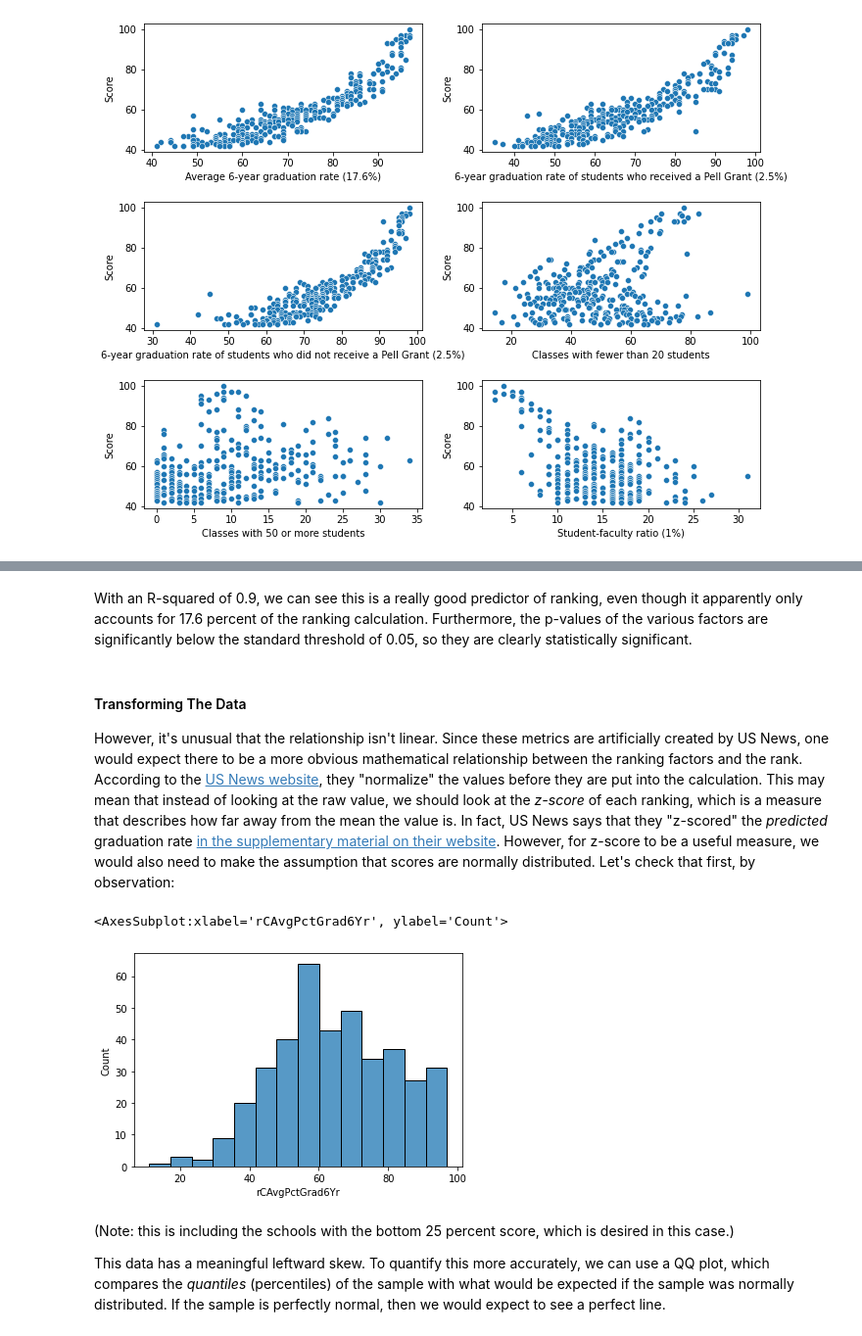
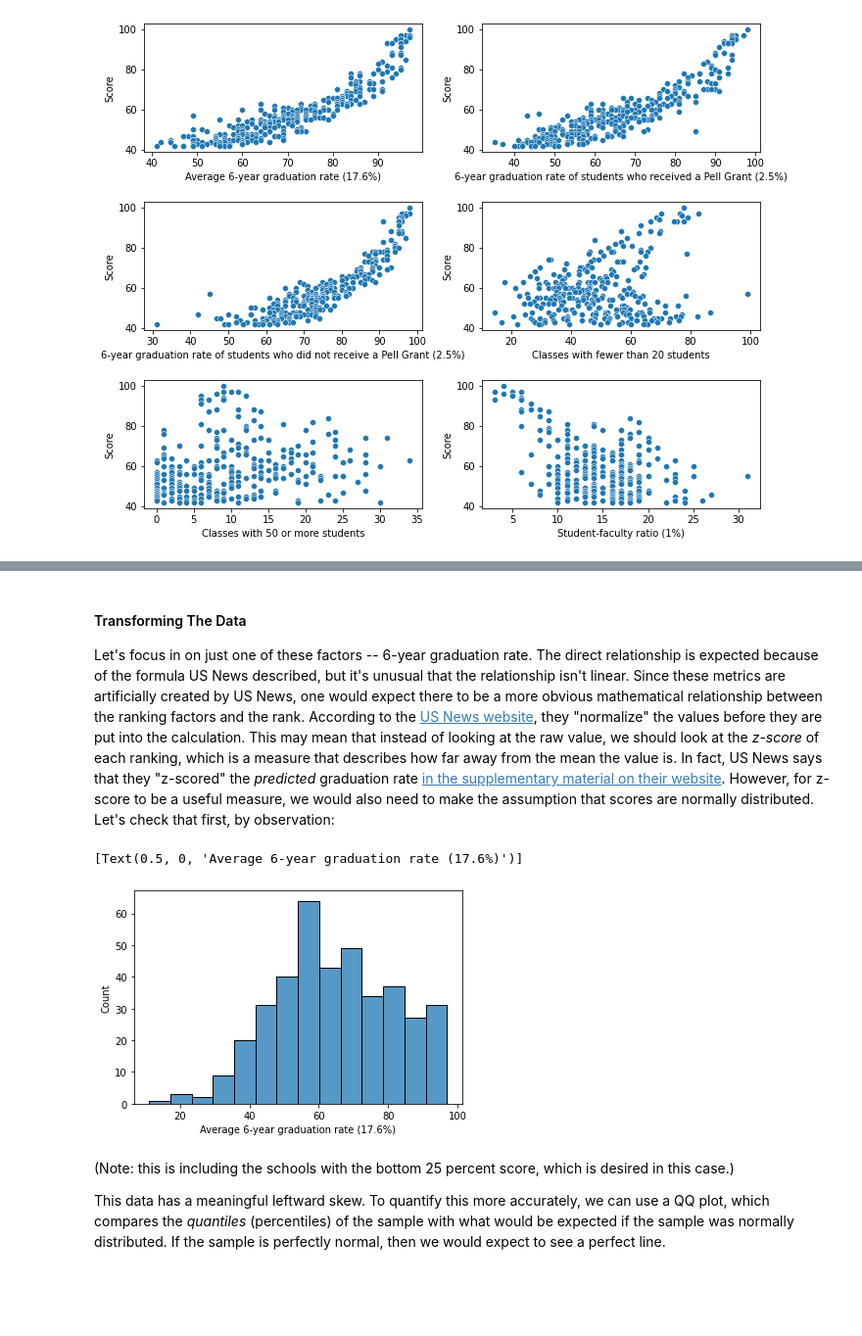
Before and after one commit to Aurathic/USNews-Colleges-Web-Scraper, a Jupyter notebook: python_web_scraper/web_scraping_2.ipynb, the cells around one changed output, grey strips where cells are left out. Shown at 98% size. Saved outputs shown, nothing was run; the diff lists cells and outputs as text; code cells hidden in the pictures; blank space fills up the shorter version.

Commit message:
Try and continue salary analysis
I don't even know anymore

```diff
--- a/python_web_scraper/web_scraping_2.ipynb
+++ b/python_web_scraper/web_scraping_2.ipynb
@@ -392,13 +332,12 @@ strong multicollinearity or other numerical problems.
-# %% [markdown]
-With an R-squared of 0.9, we can see this is a really good predictor of ranking, even though it apparently only accounts for 17.6 percent of the ranking calculation. Furthermore, the p-values of the various factors are significantly below the standard threshold of 0.05, so they are clearly statistically significant.
 # %% [markdown]
 #### Transforming The Data
-However, it's unusual that the relationship isn't linear. Since these metrics are artificially created by US News, one would expect there to be a more obvious mathematical relationship between the ranking factors and the rank. According to the [US News website](https://www.usnews.com/education/best-colleges/articles/how-us-news-calculated-the-rankings), they "normalize" the values before they are put into the calculation. This may mean that instead of looking at the raw value, we should look at the *z-score* of each ranking, which is a measure that describes how far away from the mean the value is. In fact, US News says that they "z-scored" the *predicted* graduation rate [in the supplementary material on their website](https://www.usnews.com/media/best-colleges/graduation-rate-performance). However, for z-score to be a useful measure, we would also need to make the assumption that scores are normally distributed. Let's check that first, by observation:
+Let's focus in on just one of these factors -- 6-year graduation rate. The direct relationship is expected because of the formula US News described, but it's unusual that the relationship isn't linear. Since these metrics are artificially created by US News, one would expect there to be a more obvious mathematical relationship between the ranking factors and the rank. According to the [US News website](https://www.usnews.com/education/best-colleges/articles/how-us-news-calculated-the-rankings), they "normalize" the values before they are put into the calculation. This may mean that instead of looking at the raw value, we should look at the *z-score* of each ranking, which is a measure that describes how far away from the mean the value is. In fact, US News says that they "z-scored" the *predicted* graduation rate [in the supplementary material on their website](https://www.usnews.com/media/best-colleges/graduation-rate-performance). However, for z-score to be a useful measure, we would also need to make the assumption that scores are normally distributed. Let's check that first, by observation:
 # %%
-sns.histplot(x="rCAvgPctGrad6Yr",data=univ_df,bins=14)
+ax = sns.histplot(x="rCAvgPctGrad6Yr",data=univ_df,bins=14)
+ax.set(xlabel=data_key["rCAvgPctGrad6Yr"])
 # %% [output]
-<AxesSubplot:xlabel='rCAvgPctGrad6Yr', ylabel='Count'>
+[Text(0.5, 0, 'Average 6-year graduation rate (17.6%)')]
-[figure, old version]
+[figure, new version]
 # %% [markdown]
 (Note: this is including the schools with the bottom 25 percent score, which is desired in this case.)
 
```
Also changed, not shown: parts of 69 cells of this notebook.
